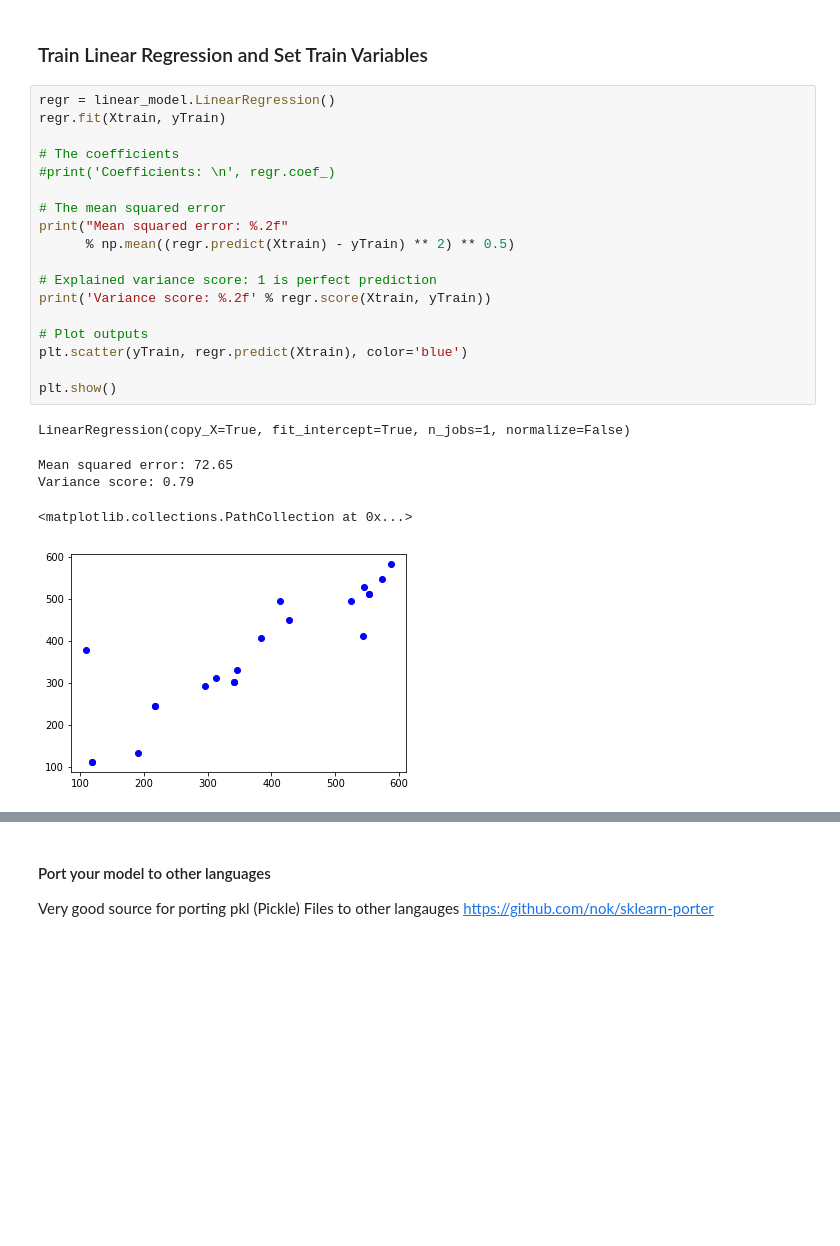
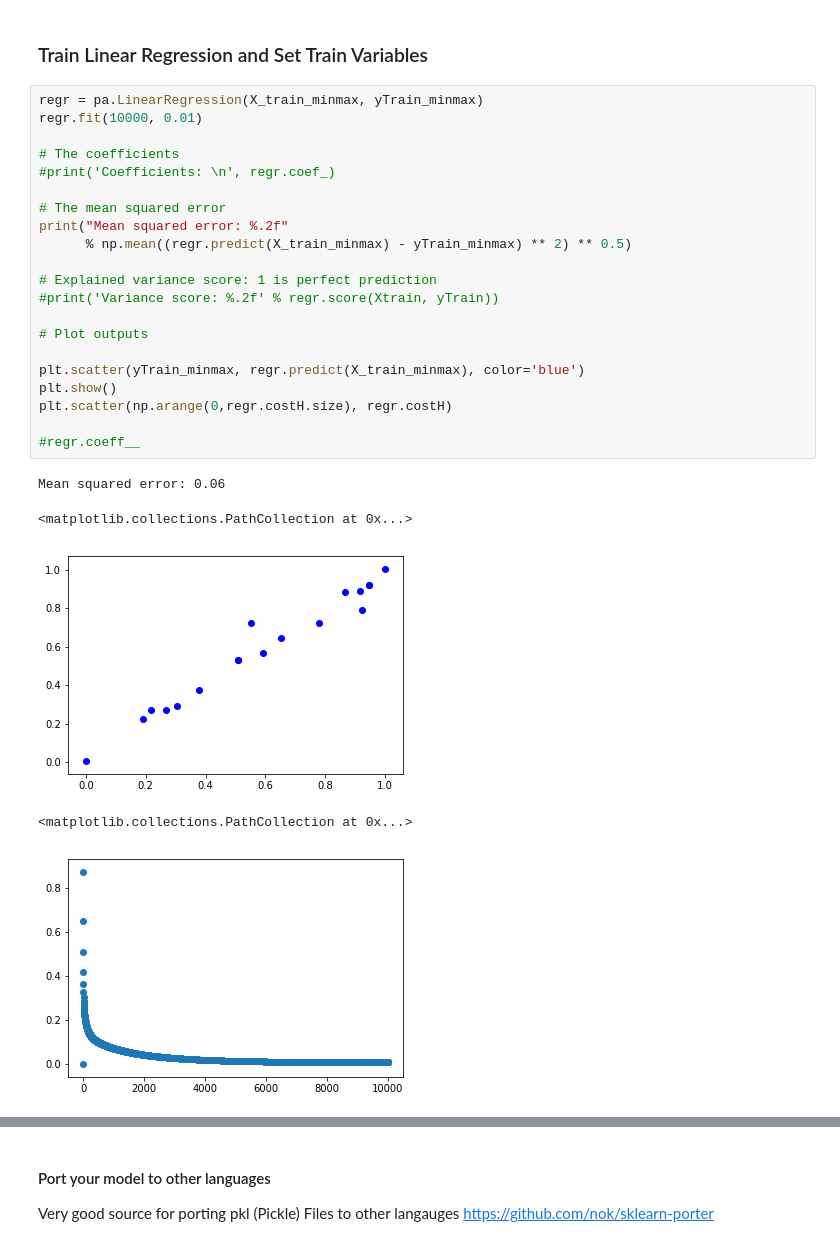
Before and after one commit to airigare/AI, a Jupyter notebook: Train.LinearModel.ipynb, the cells around one changed output, grey strips where cells are left out. Saved outputs shown, nothing was run; the diff lists cells and outputs as text; blank space fills up the shorter version.

```diff
--- a/Train.LinearModel.ipynb
+++ b/Train.LinearModel.ipynb
@@ -178,29 +173,32 @@ array([[   1,   23,   58,    0,   10,   10,  963,   19,   68,    0,   34,
 # %% [markdown]
 ### Train Linear Regression and Set Train Variables
 # %%
-regr = linear_model.LinearRegression()
-regr.fit(Xtrain, yTrain)
+regr = pa.LinearRegression(X_train_minmax, yTrain_minmax)
+regr.fit(10000, 0.01)
 
 # The coefficients
 #print('Coefficients: \n', regr.coef_)
 
 # The mean squared error
 print("Mean squared error: %.2f"
-      % np.mean((regr.predict(Xtrain) - yTrain) ** 2) ** 0.5)
+      % np.mean((regr.predict(X_train_minmax) - yTrain_minmax) ** 2) ** 0.5)
 
 # Explained variance score: 1 is perfect prediction
-print('Variance score: %.2f' % regr.score(Xtrain, yTrain))
+#print('Variance score: %.2f' % regr.score(Xtrain, yTrain))
 
 # Plot outputs
-plt.scatter(yTrain, regr.predict(Xtrain), color='blue')
 
+plt.scatter(yTrain_minmax, regr.predict(X_train_minmax), color='blue')
 plt.show()
+plt.scatter(np.arange(0,regr.costH.size), regr.costH)
+
+#regr.coeff__
 # %% [output]
-LinearRegression(copy_X=True, fit_intercept=True, n_jobs=1, normalize=False)
+Mean squared error: 0.06
-Mean squared error: 72.65
-Variance score: 0.79
+<matplotlib.collections.PathCollection at 0x...>
+[figure, new version]
 <matplotlib.collections.PathCollection at 0x...>
-[figure, old version]
+[figure, added]
 # %%
 from sklearn.externals import joblib
 #joblib.dump(regr, 'lr_medium_values.pkl', compress=9)
```
Also changed, not shown: parts of 5 cells of this notebook, 1 other file.
